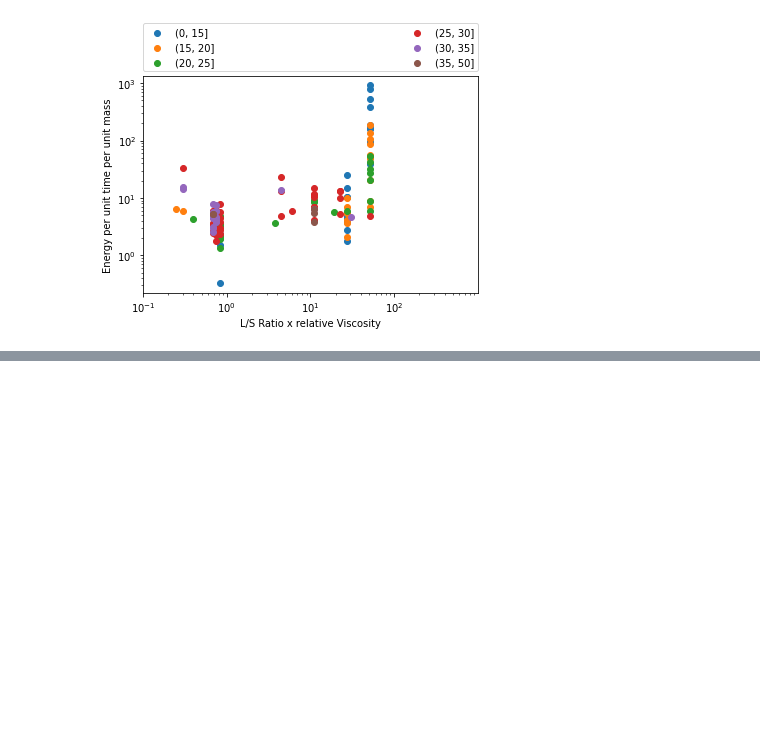
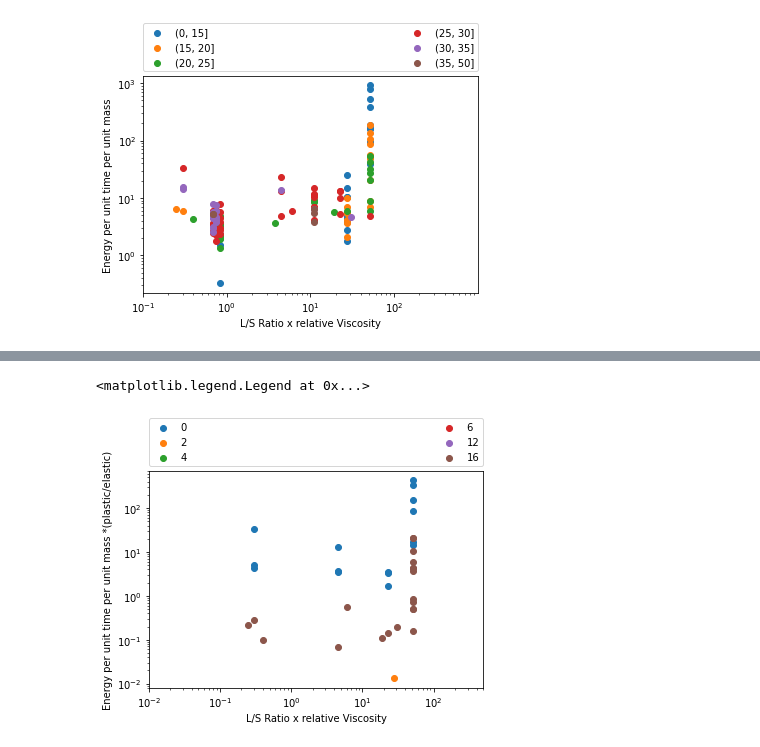
Before and after one commit to csampat/Physics-Constrained-Supervised-Autoencoders-, a Jupyter notebook: src/3dplot_fill.ipynb, the cells around one changed output, grey strips where cells are left out. Drawn from its saved outputs; the diff is of its cells as text; code cells hidden in the pictures; blank space fills up the shorter version.

```diff
--- a/src/3dplot_fill.ipynb
+++ b/src/3dplot_fill.ipynb
@@ -410,15 +437,18 @@ ax.legend(bbox_to_anchor=(0., 1.02, 1., .102), loc='lower left',
 # %%
 fig,ax = plt.subplots()
 vis = np.array(datafile['Binder Viscosity (mPa.s)']) / 0.001
 numer = np.array(numer).T
 for g in np.unique(nKe):
     i = np.where(nKe==g)
-    ax.scatter(lsratio[i]*vis[i],numer[i],label=g)
+    ax.scatter(lsratio[i]*vis[i],numer[i]*ratio[i],label=g)
 plt.xlabel('L/S Ratio x relative Viscosity')
 plt.ylabel('Energy per unit time per unit mass *(plastic/elastic)')
 plt.xscale("log")
 plt.yscale("log")
 plt.xlim([5e-2,500])
-plt.xticks([1e-1,1e0,1e1,1e2])
+plt.xticks([1e-2,1e-1,1e0,1e1,1e2])
 ax.legend(bbox_to_anchor=(0., 1.02, 1., .102), loc='lower left',
            ncol=2, mode="expand", borderaxespad=0.)
+# %% [output]
+<matplotlib.legend.Legend at 0x...>
+[figure, added]
```
Also changed, not shown: parts of 4 cells of this notebook, 3 other files.
